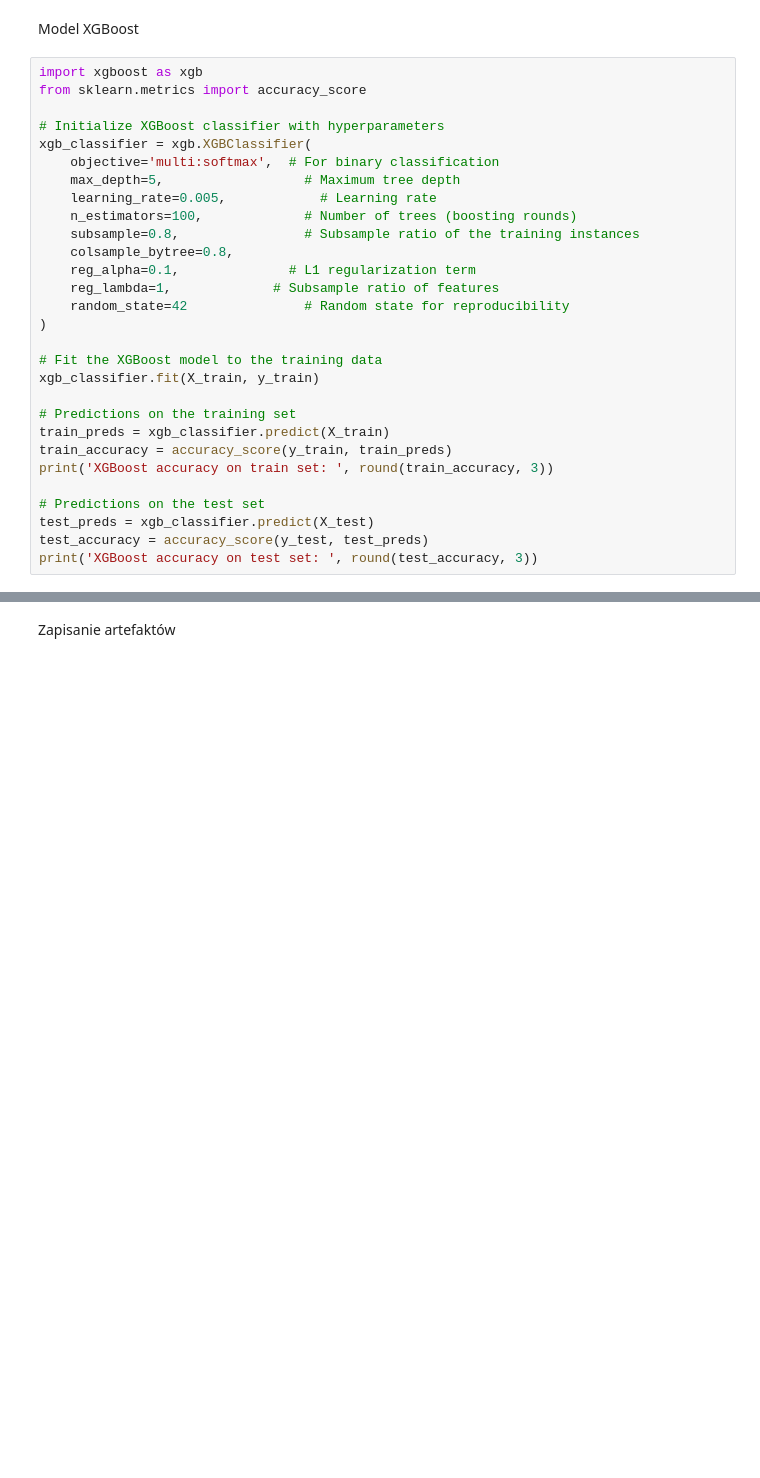
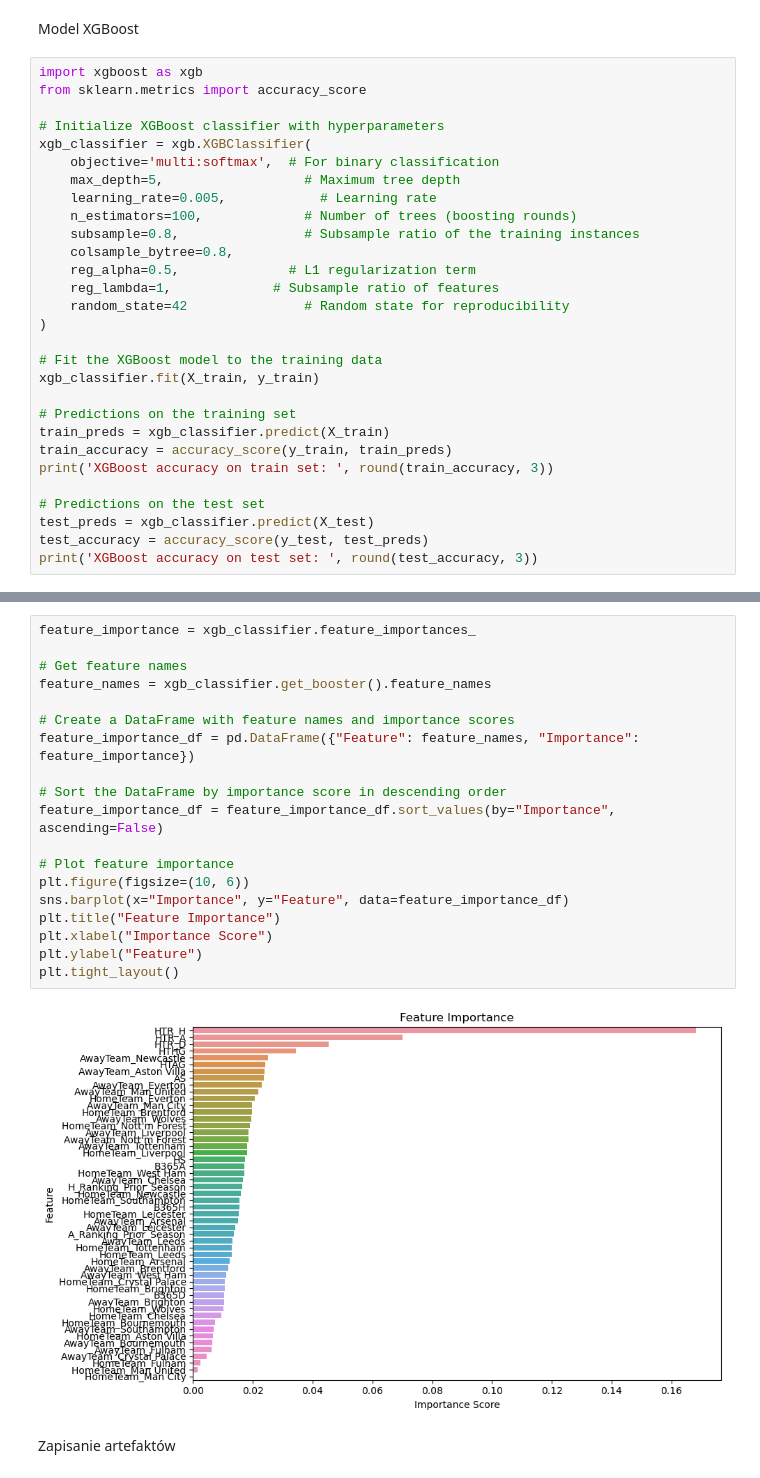
Before and after one commit to BrunoKedzierski/premierleague_prediction, a Jupyter notebook: Datascience/ml_process.ipynb, the cells around one changed output, grey strips where cells are left out. Cells and saved outputs as stored; diff of their text form; blank space fills up the shorter version.

```diff
--- a/Datascience/ml_process.ipynb
+++ b/Datascience/ml_process.ipynb
@@ -207,7 +207,7 @@ xgb_classifier = xgb.XGBClassifier(
     n_estimators=100,             # Number of trees (boosting rounds)
     subsample=0.8,                # Subsample ratio of the training instances
     colsample_bytree=0.8,
-    reg_alpha=0.1,              # L1 regularization term
+    reg_alpha=0.5,              # L1 regularization term
     reg_lambda=1,             # Subsample ratio of features
     random_state=42               # Random state for reproducibility
 )
@@ -230,3 +230,24 @@ XGBoost accuracy on test set:  0.729
+# %%
+feature_importance = xgb_classifier.feature_importances_
+
+# Get feature names
+feature_names = xgb_classifier.get_booster().feature_names
+
+# Create a DataFrame with feature names and importance scores
+feature_importance_df = pd.DataFrame({"Feature": feature_names, "Importance": feature_importance})
+
+# Sort the DataFrame by importance score in descending order
+feature_importance_df = feature_importance_df.sort_values(by="Importance", ascending=False)
+
+# Plot feature importance
+plt.figure(figsize=(10, 6))
+sns.barplot(x="Importance", y="Feature", data=feature_importance_df)
+plt.title("Feature Importance")
+plt.xlabel("Importance Score")
+plt.ylabel("Feature")
+plt.tight_layout()
+# %% [output]
+[figure, added]
 # %% [markdown]
 Zapisanie artefaktów
 # %%
```
Also changed, not shown: parts of 3 cells of this notebook, 3 other files.
